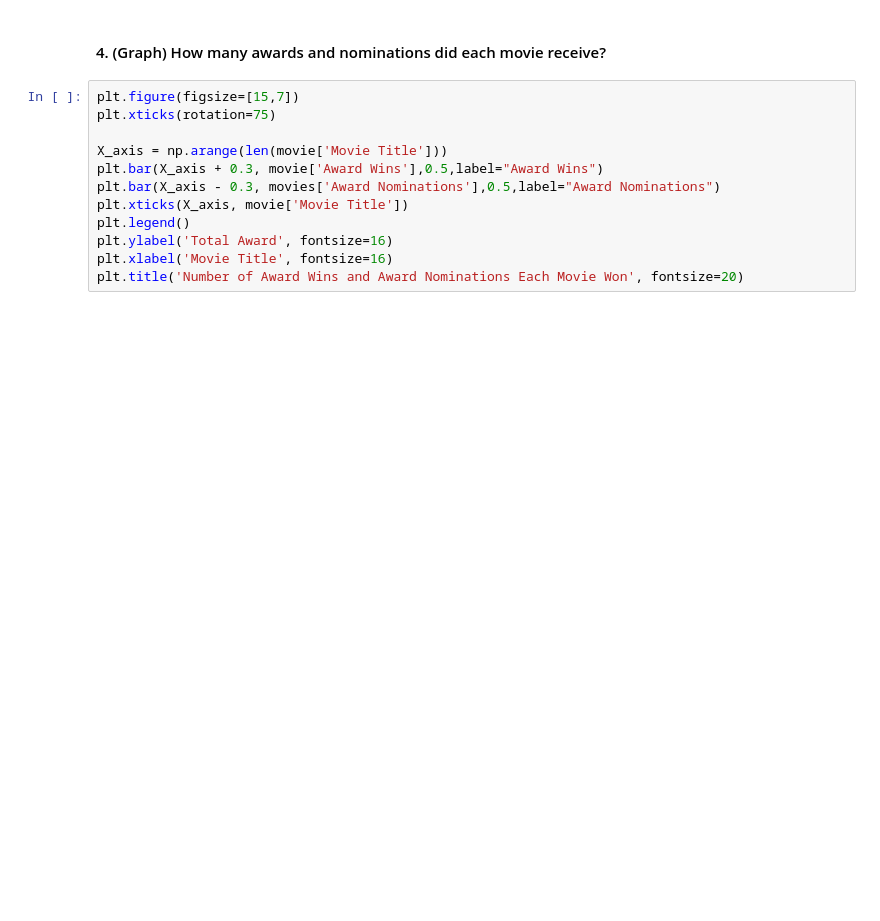
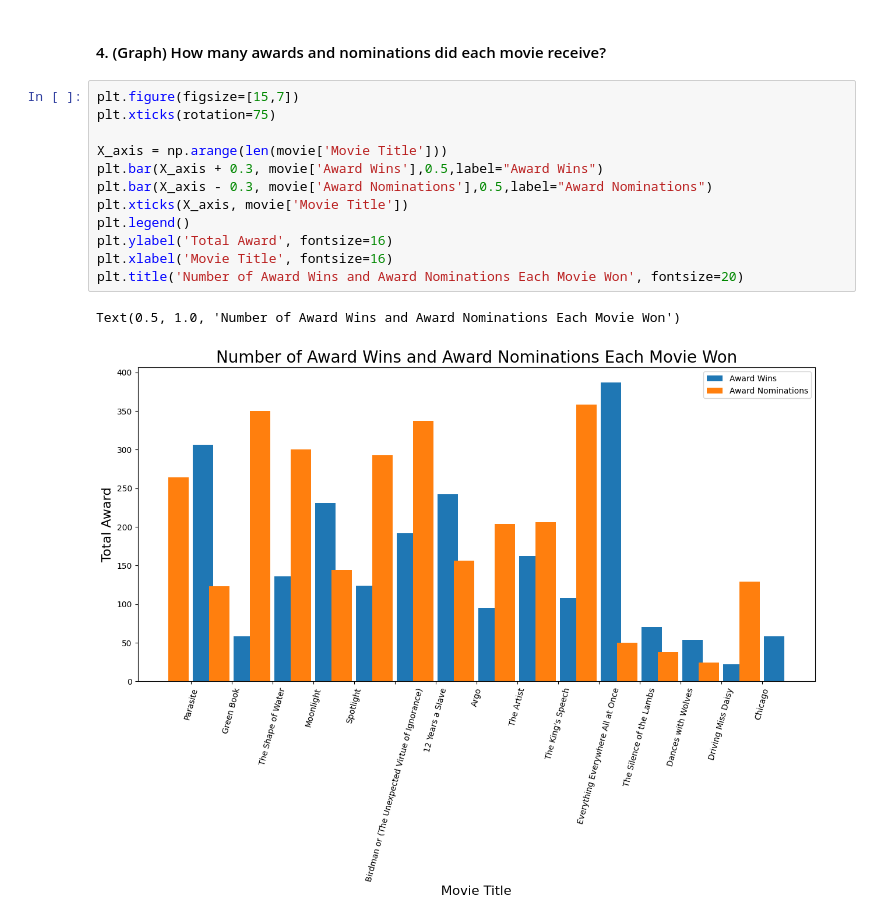
Before and after one commit to cuongdoduy/Movie-API-Analysis, a Jupyter notebook: Movie_Analysis.ipynb, the cells around one changed output. Saved outputs shown, nothing was run; the diff lists cells and outputs as text; blank space fills up the shorter version.

```diff
--- a/Movie_Analysis.ipynb
+++ b/Movie_Analysis.ipynb
@@ -51,12 +63,15 @@ plt.show()
 # %%
 plt.figure(figsize=[15,7])
 plt.xticks(rotation=75)
 
 X_axis = np.arange(len(movie['Movie Title']))
 plt.bar(X_axis + 0.3, movie['Award Wins'],0.5,label="Award Wins")
-plt.bar(X_axis - 0.3, movies['Award Nominations'],0.5,label="Award Nominations")
+plt.bar(X_axis - 0.3, movie['Award Nominations'],0.5,label="Award Nominations")
 plt.xticks(X_axis, movie['Movie Title'])
 plt.legend()
 plt.ylabel('Total Award', fontsize=16)
 plt.xlabel('Movie Title', fontsize=16)
 plt.title('Number of Award Wins and Award Nominations Each Movie Won', fontsize=20)
+# %% [output]
+Text(0.5, 1.0, 'Number of Award Wins and Award Nominations Each Movie Won')
+[figure, added]
```
Also changed, not shown: parts of 17 cells of this notebook, 1 other file.
